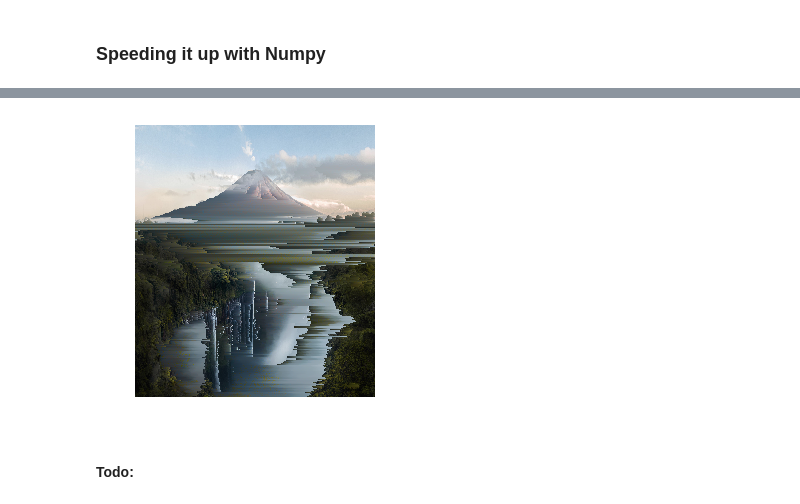
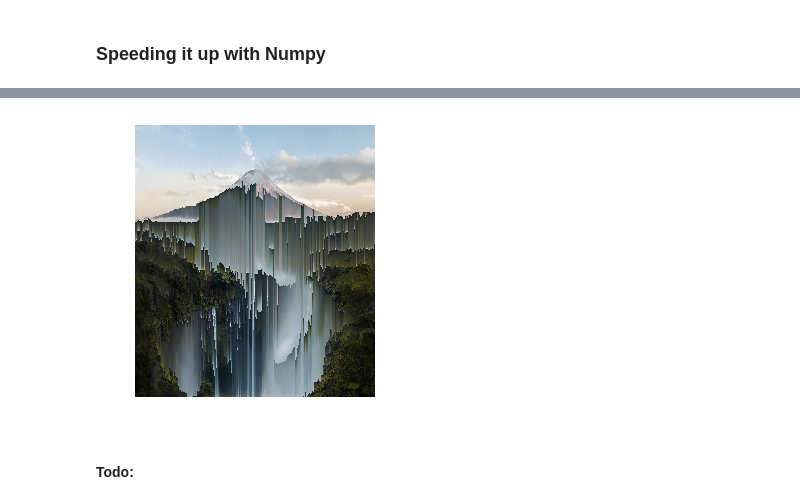
Before and after one commit to Garrettjson/notebooks, a Jupyter notebook: images/PixelSorting.ipynb, the cells around one changed output, grey strips where cells are left out. Cells and saved outputs as stored; diff of their text form; code cells hidden in the pictures.

```diff
--- a/images/PixelSorting.ipynb
+++ b/images/PixelSorting.ipynb
@@ -7,7 +8,7 @@ import matplotlib.pyplot as plt
 # %% [markdown]
 ### Read in an Image
 # %%
-img = cv2.imread('../local_files/images/jungle.png')
+img = cv2.imread(r'../local_files/images/jungle.png')
 
 # convert from BGR to RGB
 img = cv2.cvtColor(img, cv2.COLOR_BGR2RGB)
@@ -23,20 +24,28 @@ plt.imshow(img)
 # %% [markdown]
 ### Speeding it up with Numpy
 # %%
-def np_pixel_sort(img, min_b, max_b):
+def np_pixel_sort(img, min_b, max_b, direction):
+    rotations = {
+        'right': 0,
+        'down': 1,
+        'left': 2,
+        'up': 3
+    }
+    img = np.rot90(img, rotations[direction])
     weights = [.33, .50, .16]
-    flat_img = img.reshape(-1,3)                                              # flatten image
-    brights = np.sum((flat_img * weights), axis=1)                            # get brightness using weights
-    to_split = np.where((brights > max_b) | (brights < min_b))[0]             # split img on light/dark pixels
-    flat_splits = np.split(flat_img, to_split)                                # split flat img on brightness
-    splits = np.split(brights, to_split)                                      # split original img on brightness
-    frames = [flat_splits[sub][splits[sub].argsort()]                         # sort 1 arr by the other
+    flat_img = img.reshape(-1,3)                                    # flatten image
+    brights = np.sum((flat_img * weights), axis=1)                  # get brightness using weights
+    to_split = np.where((brights > max_b) | (brights < min_b))[0]   # split img on light/dark pixels
+    flat_splits = np.split(flat_img, to_split)                      # split flat img on brightness
+    splits = np.split(brights, to_split)                            # split original img on brightness
+    frames = [flat_splits[sub][splits[sub].argsort()]               # sort 1 arr by the other
               for sub in range(len(splits))]
-    return np.concatenate(frames, axis=0).reshape(img.shape)
+    img = np.concatenate(frames, axis=0).reshape(img.shape)
+    return np.rot90(img, -rotations[direction])
 # %%
 %%time
 
-out = np_pixel_sort(img=img, min_b=35, max_b=175)
+out = np_pixel_sort(img=img, min_b=35, max_b=175, direction='down')
 
 plt.figure(figsize=(5,5))
 plt.axis('off')
@@ -47,4 +56,4 @@ Wall time: 4.54 s
-[figure, old version]
+[figure, new version]
 # %% [markdown]
 #### Todo:
 # %%
```
Also changed, not shown: parts of 2 cells of this notebook, 1 other file.
